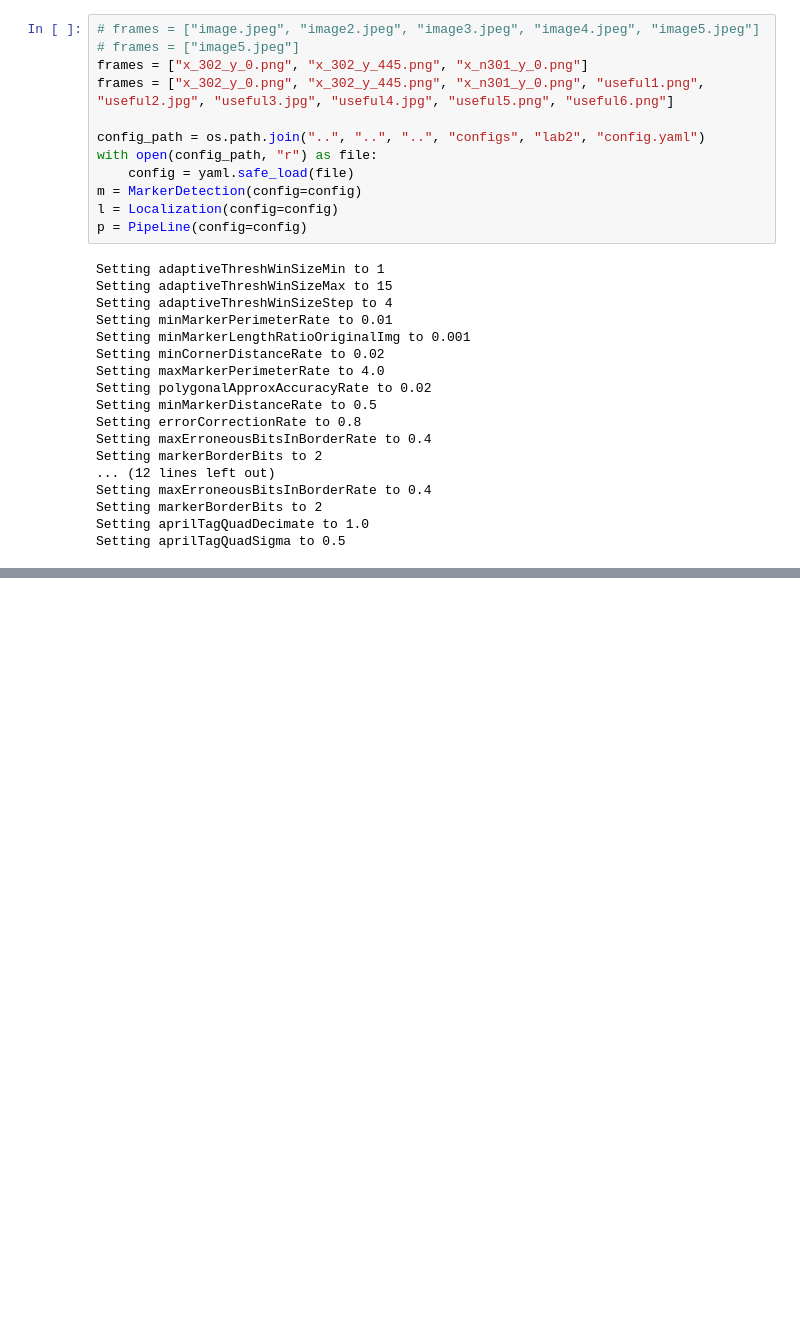
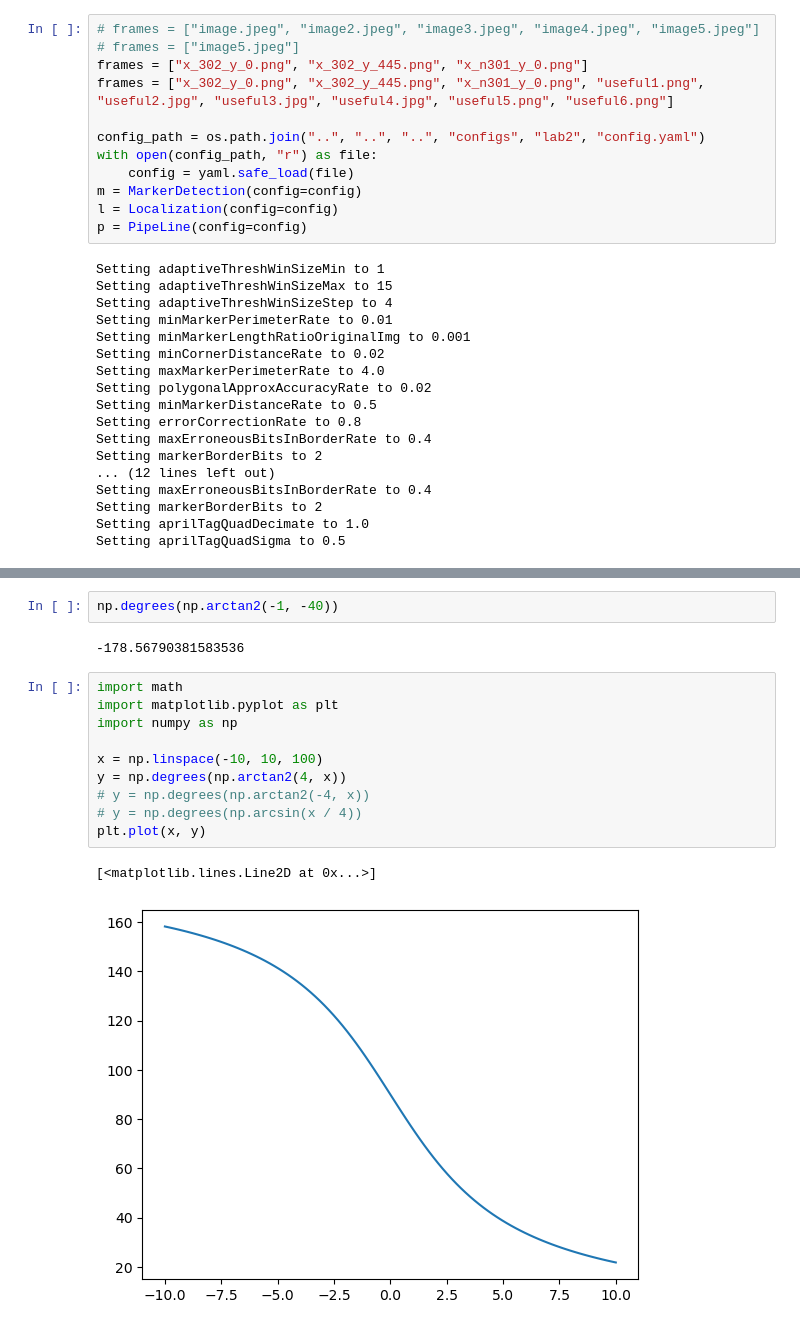
Before and after one commit to WouterBant/VAR, a Jupyter notebook: src/lab2/lab2/debug.ipynb, the cells around one changed output, grey strips where cells are left out. Cells and saved outputs as stored; diff of their text form; blank space fills up the shorter version.

```diff
--- a/src/lab2/lab2/debug.ipynb
+++ b/src/lab2/lab2/debug.ipynb
@@ -166,3 +166,20 @@ Linear: 1.5, Angular: 1.0
        [358., 196.]], dtype=float32)]
 [figure]
 ... (7 outputs left out)
+# %%
+np.degrees(np.arctan2(-1, -40))
+# %% [output]
+-178.56790381583536
+# %%
+import math
+import matplotlib.pyplot as plt
+import numpy as np
+
+x = np.linspace(-10, 10, 100)
+y = np.degrees(np.arctan2(4, x))
+# y = np.degrees(np.arctan2(-4, x))
+# y = np.degrees(np.arcsin(x / 4))
+plt.plot(x, y)
+# %% [output]
+[<matplotlib.lines.Line2D at 0x...>]
+[figure, added]
```
Also changed, not shown: parts of 1 cell of this notebook, 4 other files.
